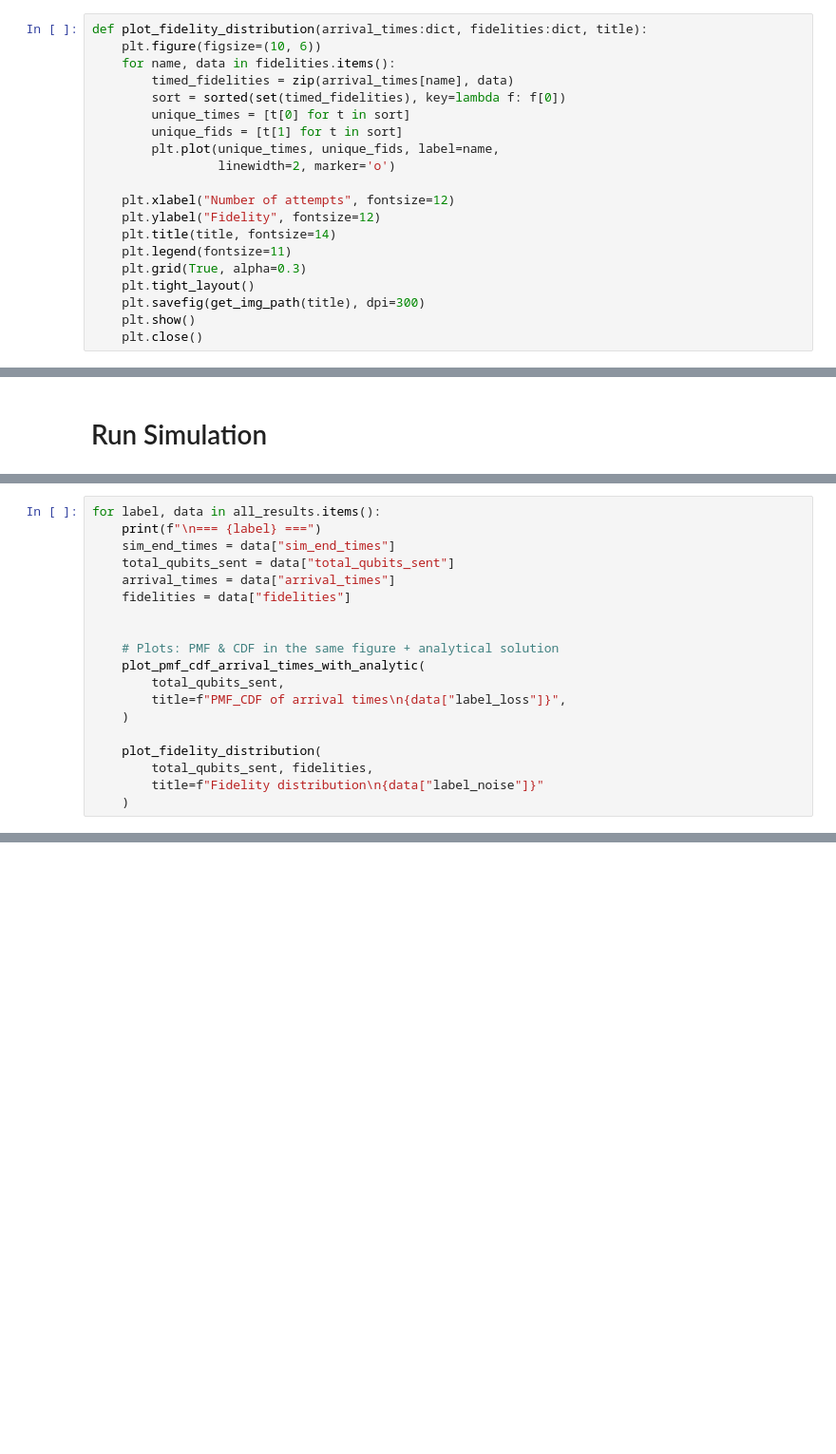
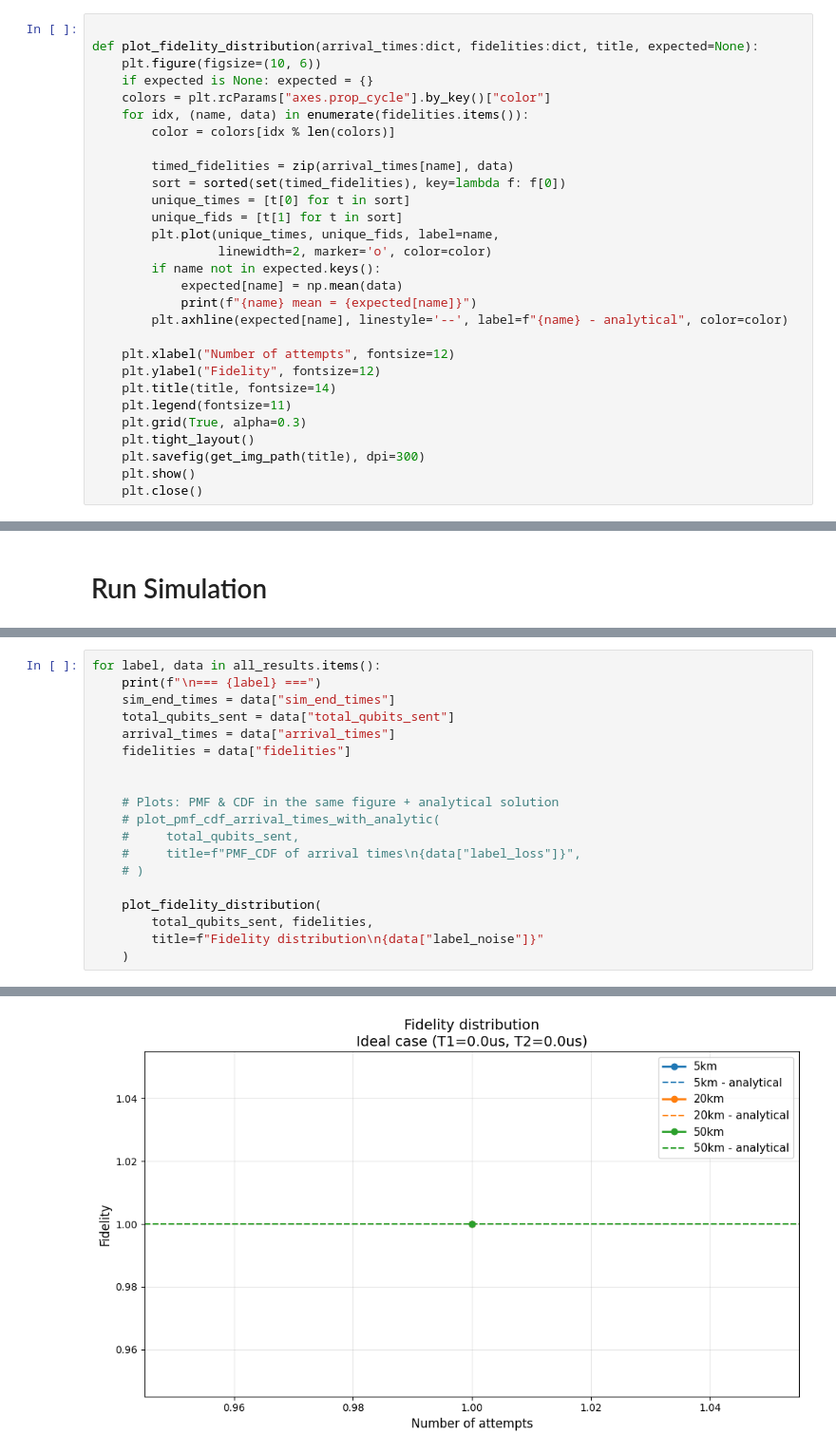
Before and after one commit to AlessandroRuzza/DS_QNetworks_Netsquid, a Jupyter notebook: qConnection.ipynb, the cells around one changed output, grey strips where cells are left out. Shown: that part at 95% size. Saved outputs shown, nothing was run; the diff lists cells and outputs as text; blank space fills up the shorter version.

Commit message:
Finish fidelity graphs

```diff
--- a/qConnection.ipynb
+++ b/qConnection.ipynb
@@ -85,15 +85,24 @@ def fidelity_stats(fidelities):
     print(f"Min: {min(fidelities_temp):.4f}")
     print(f"Max: {max(fidelities_temp):.4f}")
 # %%
-def plot_fidelity_distribution(arrival_times:dict, fidelities:dict, title):
+
+def plot_fidelity_distribution(arrival_times:dict, fidelities:dict, title, expected=None):
     plt.figure(figsize=(10, 6))
-    for name, data in fidelities.items():
+    if expected is None: expected = {}
+    colors = plt.rcParams["axes.prop_cycle"].by_key()["color"]
+    for idx, (name, data) in enumerate(fidelities.items()):
+        color = colors[idx % len(colors)]
+
         timed_fidelities = zip(arrival_times[name], data)
         sort = sorted(set(timed_fidelities), key=lambda f: f[0])
         unique_times = [t[0] for t in sort]
         unique_fids = [t[1] for t in sort]
         plt.plot(unique_times, unique_fids, label=name,
-                 linewidth=2, marker='o')
+                 linewidth=2, marker='o', color=color)
+        if name not in expected.keys():
+            expected[name] = np.mean(data)
+            print(f"{name} mean = {expected[name]}")
+        plt.axhline(expected[name], linestyle='--', label=f"{name} - analytical", color=color)
 
     plt.xlabel("Number of attempts", fontsize=12)
     plt.ylabel("Fidelity", fontsize=12)
@@ -235,12 +262,13 @@ for label, data in all_results.items():
 
 
     # Plots: PMF & CDF in the same figure + analytical solution
-    plot_pmf_cdf_arrival_times_with_analytic(
-        total_qubits_sent,
-        title=f"PMF_CDF of arrival times\n{data["label_loss"]}",
-    )
+    # plot_pmf_cdf_arrival_times_with_analytic(
+    #     total_qubits_sent,
+    #     title=f"PMF_CDF of arrival times\n{data["label_loss"]}",
+    # )
 
     plot_fidelity_distribution(
         total_qubits_sent, fidelities,
         title=f"Fidelity distribution\n{data["label_noise"]}"
     )
+# %% [output]
@@ -246,0 +279 @@ for label, data in all_results.items():
+[figure, added]
```
Also changed, not shown: parts of 2 cells of this notebook, 3 other files.
